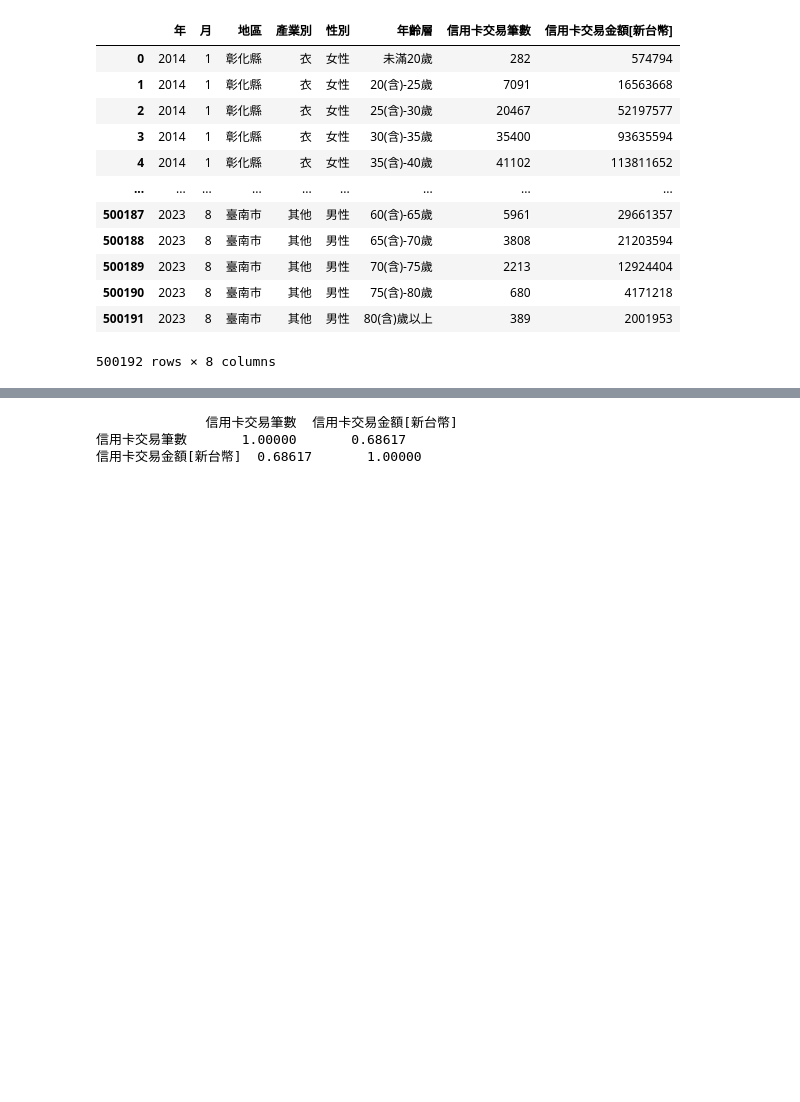
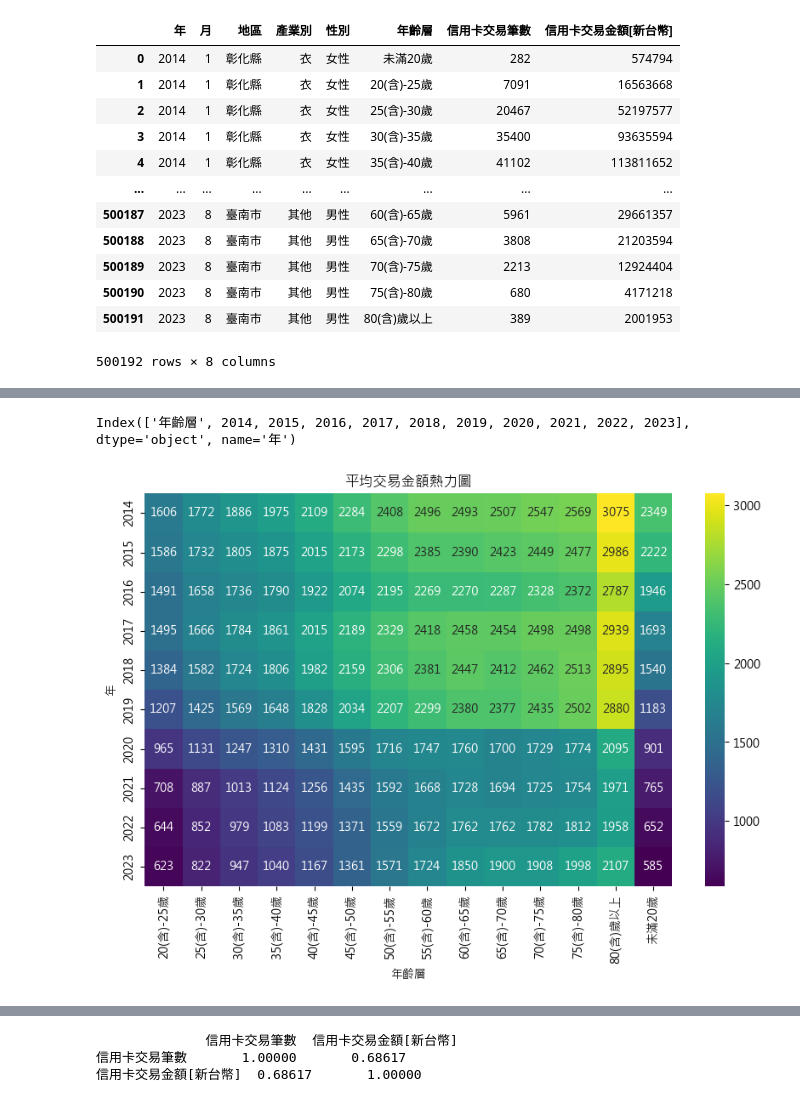
Before and after one commit to xuanlll17/creditcard, a Jupyter notebook: test1.ipynb, the cells around one changed output, grey strips where cells are left out. Cells and saved outputs as stored; diff of their text form; code cells hidden in the pictures; blank space fills up the shorter version.

```diff
--- a/test1.ipynb
+++ b/test1.ipynb
@@ -194,3 +194,27 @@ df
 | 500190 | 2023 | 8 | 臺南市 | 其他 | 男性 | 75(含)-80歲 | 680 | 4171218 |
 | 500191 | 2023 | 8 | 臺南市 | 其他 | 男性 | 80(含)歲以上 | 389 | 2001953 |
 500192 rows × 8 columns
+# %%
+matplotlib.rc('font', family='Microsoft JhengHei')
+other  =df["產業別"] != '其他'
+df_a = df [other]
+
+df_a
+df_a.to_csv('output.csv', index=False)
+# %%
+grouped_data = df_a.groupby(['年', '年齡層']).agg({'信用卡交易金額[新台幣]': 'sum', '信用卡交易筆數': 'sum'}).reset_index()
+
+# 計算 '平均交易金額'
+grouped_data['平均交易金額'] = grouped_data['信用卡交易金額[新台幣]'] / grouped_data['信用卡交易筆數']
+
+# 重新組織資料，使之符合你的格式
+pivot_table_year = grouped_data.pivot_table(index='年齡層', columns='年', values='平均交易金額', aggfunc='mean')
+
+# 將 '平均交易金額' 四捨五入並轉換為整數
+pivot_table_year = pivot_table_year.round().astype(int)
+
+# 將 '年齡層' 移到列(index)
+pivot_table_year.reset_index(inplace=True)
+
+# 顯示結果
+print(pivot_table_year)
@@ -196,0 +237,11 @@ df
+# %%
+pivot_table_year.columns
+# %% [output]
+Index(['年齡層', 2014, 2015, 2016, 2017, 2018, 2019, 2020, 2021, 2022, 2023], dtype='object', name='年')
+# %%
+plt.figure(figsize=(10, 6))
+sns.heatmap(pivot_table_year.set_index('年齡層').T, cmap='viridis', annot=True, fmt=".0f")
+plt.title('平均交易金額熱力圖')
+plt.show()
+# %% [output]
+[figure, added]
```
Also changed, not shown: parts of 20 cells of this notebook, 2 other files.
